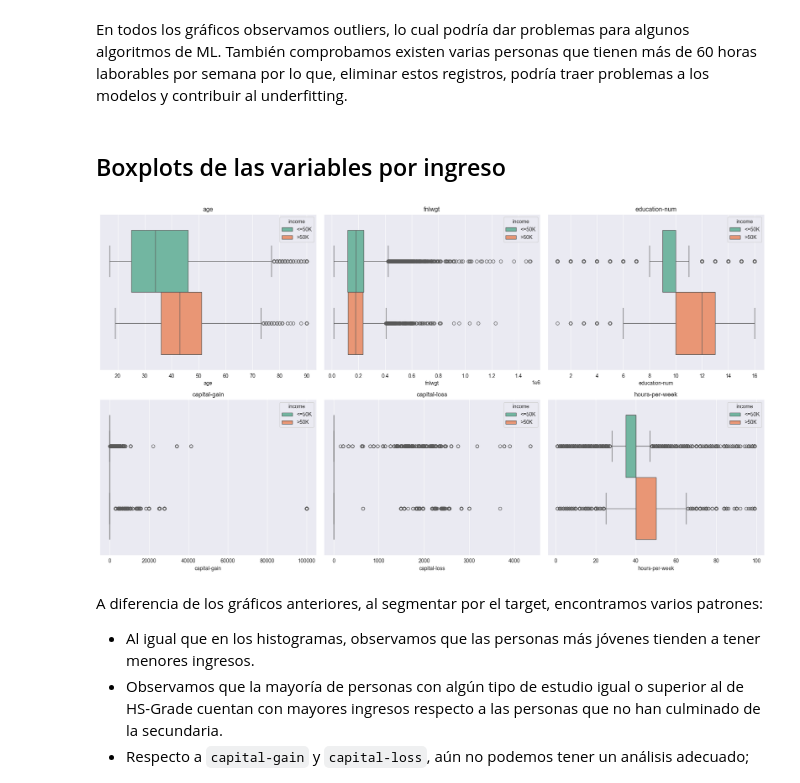
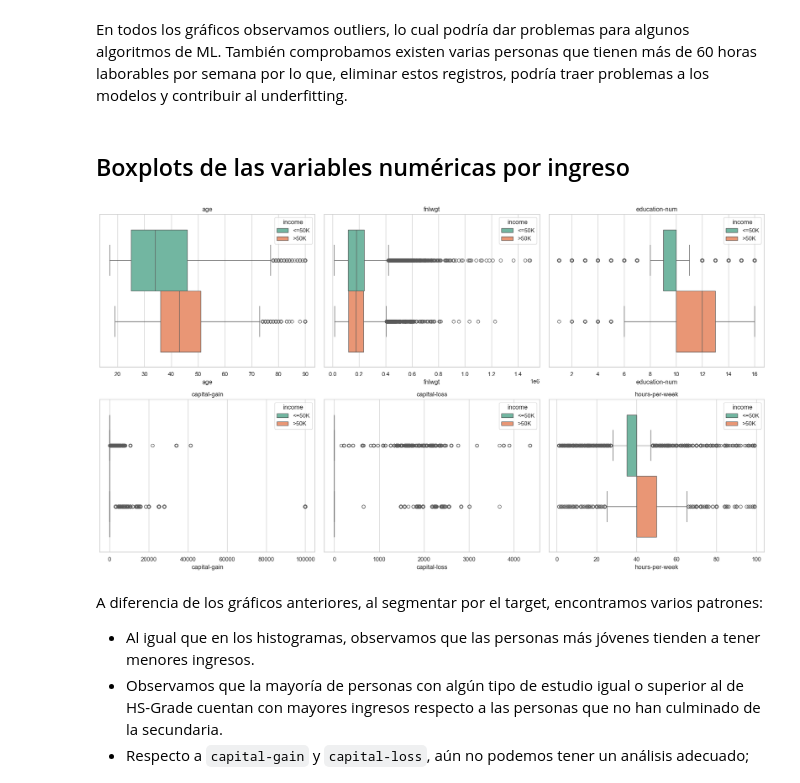
Before and after one commit to Marcelloprime/rnn_adult_income_prediction, a Jupyter notebook: 01_eda.ipynb, the cells around one changed output. Cells and saved outputs as stored; diff of their text form; code cells hidden in the pictures.

```diff
--- a/01_eda.ipynb
+++ b/01_eda.ipynb
@@ -49,6 +49,8 @@ import pandas as pd
 import matplotlib.pyplot as plt
 import seaborn as sns
 from pathlib import Path
+
+sns.set_theme(style="whitegrid")
 # %%
 adult = fetch_ucirepo(id=2)
 df = adult.data.original
@@ -324,35 +355,38 @@ plt.show()
 En todos los gráficos observamos outliers, lo cual podría dar problemas para algunos algoritmos de ML.
 También comprobamos existen varias personas que tienen más de 60 horas laborables por semana por lo que, eliminar estos registros, podría traer problemas a los modelos y contribuir al underfitting.
 # %% [markdown]
-## Boxplots de las variables por ingreso
+## Boxplots de las variables numéricas por ingreso
 # %%
 save_dir = Path("plots/boxplots_variables")
 save_dir.mkdir(parents=True, exist_ok=True)
 
 num_cols = df.select_dtypes(include=['float', 'int']).columns.tolist()
 
 fig, axes = plt.subplots(2, 3, figsize=(18, 10))
 axes = axes.flatten()
 
 for col, ax in zip(num_cols, axes):
     sns.boxplot(x=col,
                  data=df,
                  ax=ax,
                  hue='income',
                  palette='Set2')
     ax.set_title(col)
 
     fig_ind = plt.figure(figsize=(16, 9))
-    sns.boxplot(x=col, data=df)
+    sns.boxplot(x=col,
+                 data=df,
+                 hue='income',
+                 palette='Set2')
     plt.title(col)
     plt.tight_layout()
-    fig_ind.savefig(save_dir / f"{col}_boxplot.png", dpi=400)
+    fig_ind.savefig(save_dir / f"{col}_boxplot_por_ingreso.png", dpi=400)
     plt.close(fig_ind)
 
 fig.tight_layout()
 plt.show()
 # %% [output]
-[figure, old version]
+[figure, new version]
 # %% [markdown]
 A diferencia de los gráficos anteriores, al segmentar por el target, encontramos varios patrones:
 - Al igual que en los histogramas, observamos que las personas más jóvenes tienden a tener menores ingresos.
```
Also changed, not shown: parts of 26 cells of this notebook, 26 other files.
